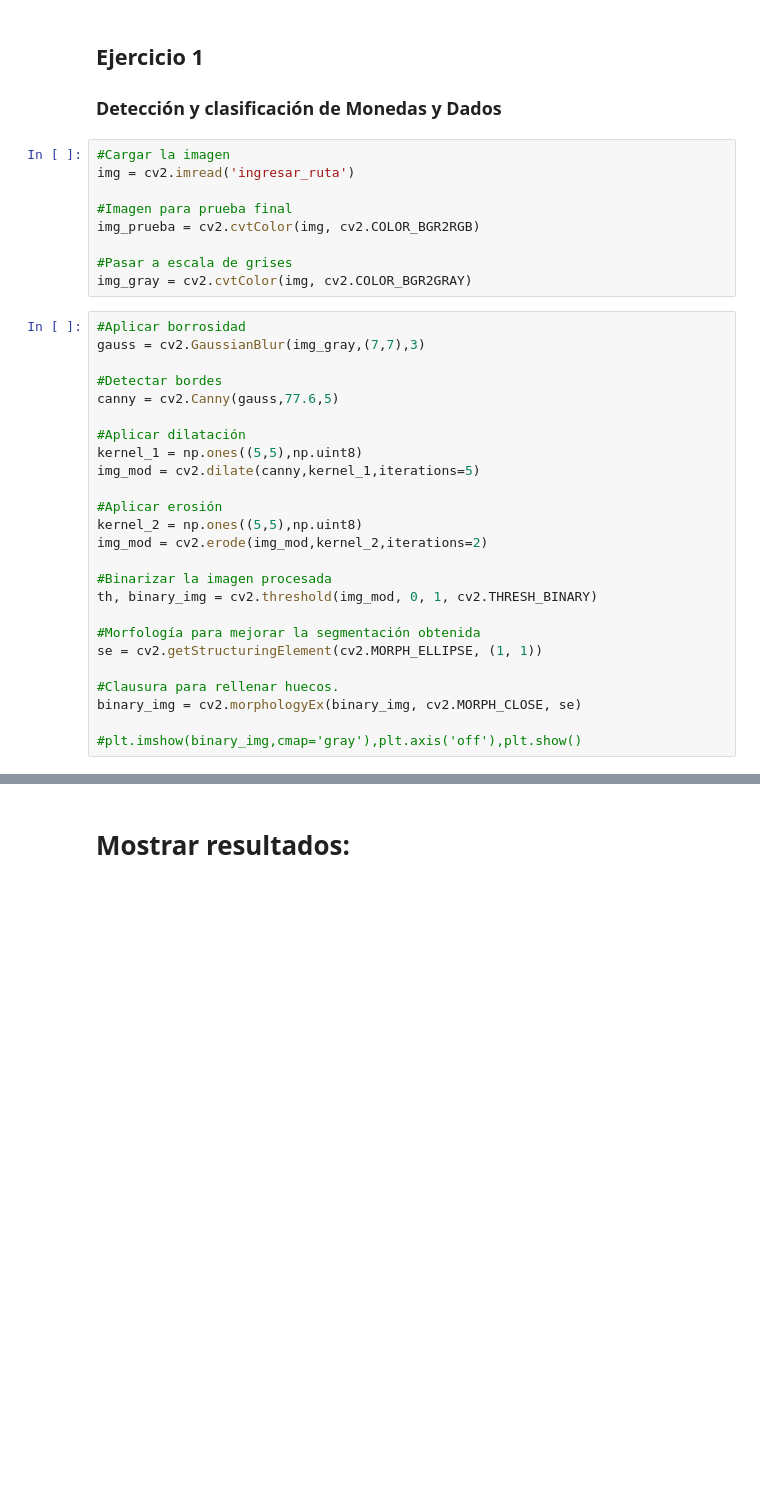
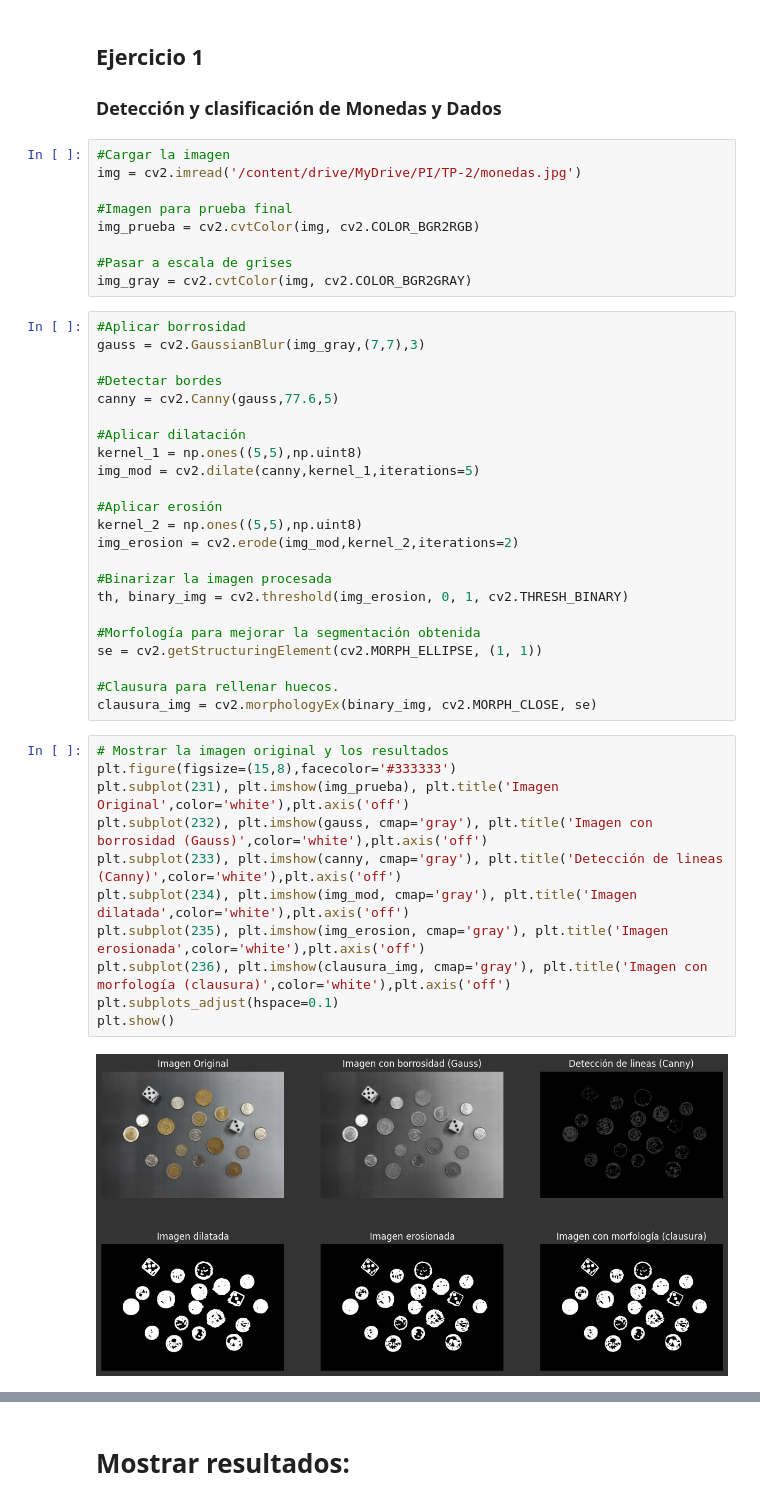
Before and after one commit to GusFontana404/NLP-TP2, a Jupyter notebook: TP2_PI.ipynb, the cells around one changed output, grey strips where cells are left out. Drawn from its saved outputs; the diff is of its cells as text; blank space fills up the shorter version.

```diff
--- a/TP2_PI.ipynb
+++ b/TP2_PI.ipynb
@@ -12,7 +14,7 @@ import matplotlib.pyplot as plt
 ### **Detección y clasificación de Monedas y Dados**
 # %%
 #Cargar la imagen
-img = cv2.imread('ingresar_ruta')
+img = cv2.imread('/content/drive/MyDrive/PI/TP-2/monedas.jpg')
 
 #Imagen para prueba final
 img_prueba = cv2.cvtColor(img, cv2.COLOR_BGR2RGB)
@@ -32,18 +34,29 @@ img_mod = cv2.dilate(canny,kernel_1,iterations=5)
 
 #Aplicar erosión
 kernel_2 = np.ones((5,5),np.uint8)
-img_mod = cv2.erode(img_mod,kernel_2,iterations=2)
+img_erosion = cv2.erode(img_mod,kernel_2,iterations=2)
 
 #Binarizar la imagen procesada
-th, binary_img = cv2.threshold(img_mod, 0, 1, cv2.THRESH_BINARY)
+th, binary_img = cv2.threshold(img_erosion, 0, 1, cv2.THRESH_BINARY)
 
 #Morfología para mejorar la segmentación obtenida
 se = cv2.getStructuringElement(cv2.MORPH_ELLIPSE, (1, 1))
 
 #Clausura para rellenar huecos.
-binary_img = cv2.morphologyEx(binary_img, cv2.MORPH_CLOSE, se)
-
-#plt.imshow(binary_img,cmap='gray'),plt.axis('off'),plt.show()
+clausura_img = cv2.morphologyEx(binary_img, cv2.MORPH_CLOSE, se)
+# %%
+# Mostrar la imagen original y los resultados
+plt.figure(figsize=(15,8),facecolor='#333333')
+plt.subplot(231), plt.imshow(img_prueba), plt.title('Imagen Original',color='white'),plt.axis('off')
+plt.subplot(232), plt.imshow(gauss, cmap='gray'), plt.title('Imagen con borrosidad (Gauss)',color='white'),plt.axis('off')
+plt.subplot(233), plt.imshow(canny, cmap='gray'), plt.title('Detección de lineas (Canny)',color='white'),plt.axis('off')
+plt.subplot(234), plt.imshow(img_mod, cmap='gray'), plt.title('Imagen dilatada',color='white'),plt.axis('off')
+plt.subplot(235), plt.imshow(img_erosion, cmap='gray'), plt.title('Imagen erosionada',color='white'),plt.axis('off')
+plt.subplot(236), plt.imshow(clausura_img, cmap='gray'), plt.title('Imagen con morfología (clausura)',color='white'),plt.axis('off')
+plt.subplots_adjust(hspace=0.1)
+plt.show()
+# %% [output]
+[figure, added]
 # %%
 def contar_huecos(img_original, imagen_binaria, posicion):
   """La función recibe la imagen original, una binarizada y la posición del
```
Also changed, not shown: parts of 12 cells of this notebook.
